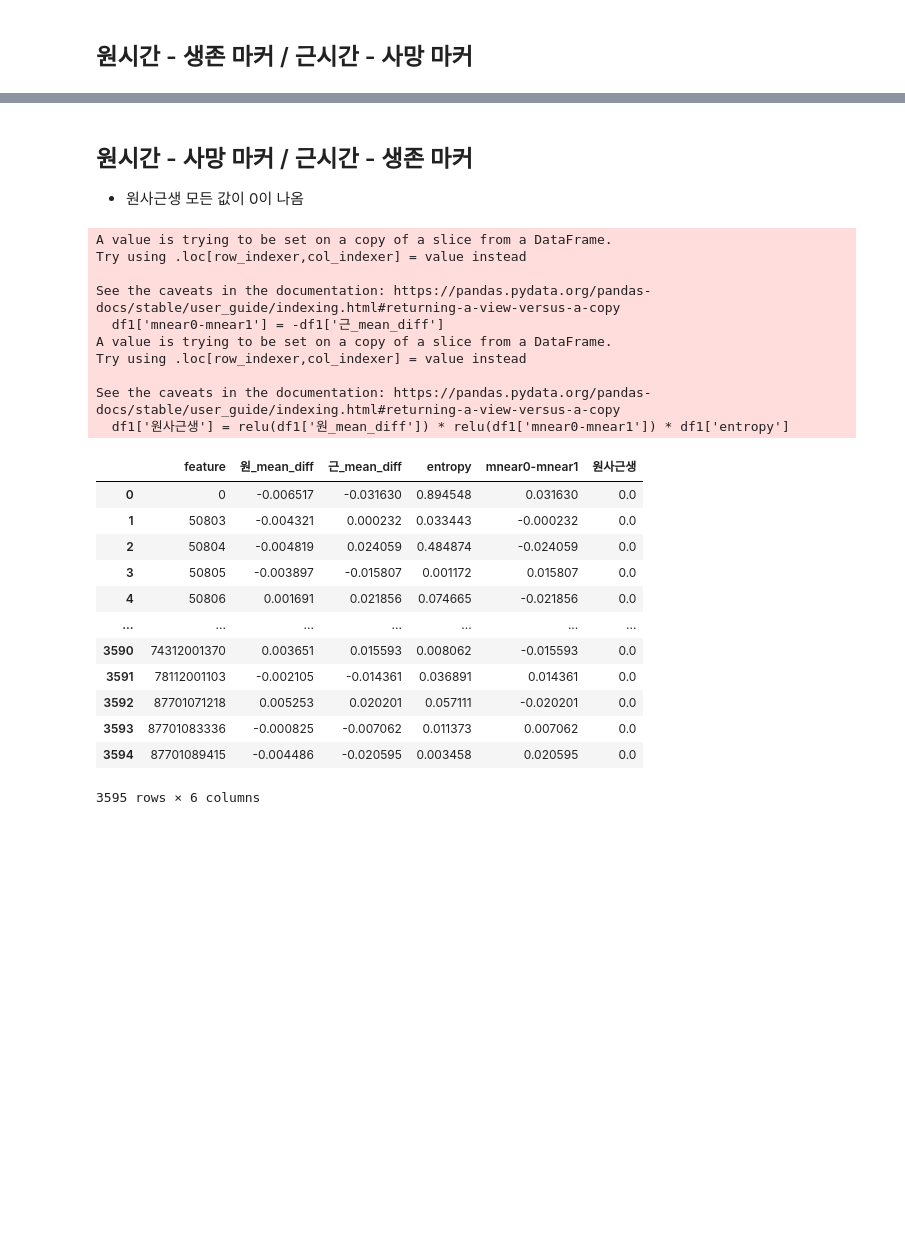
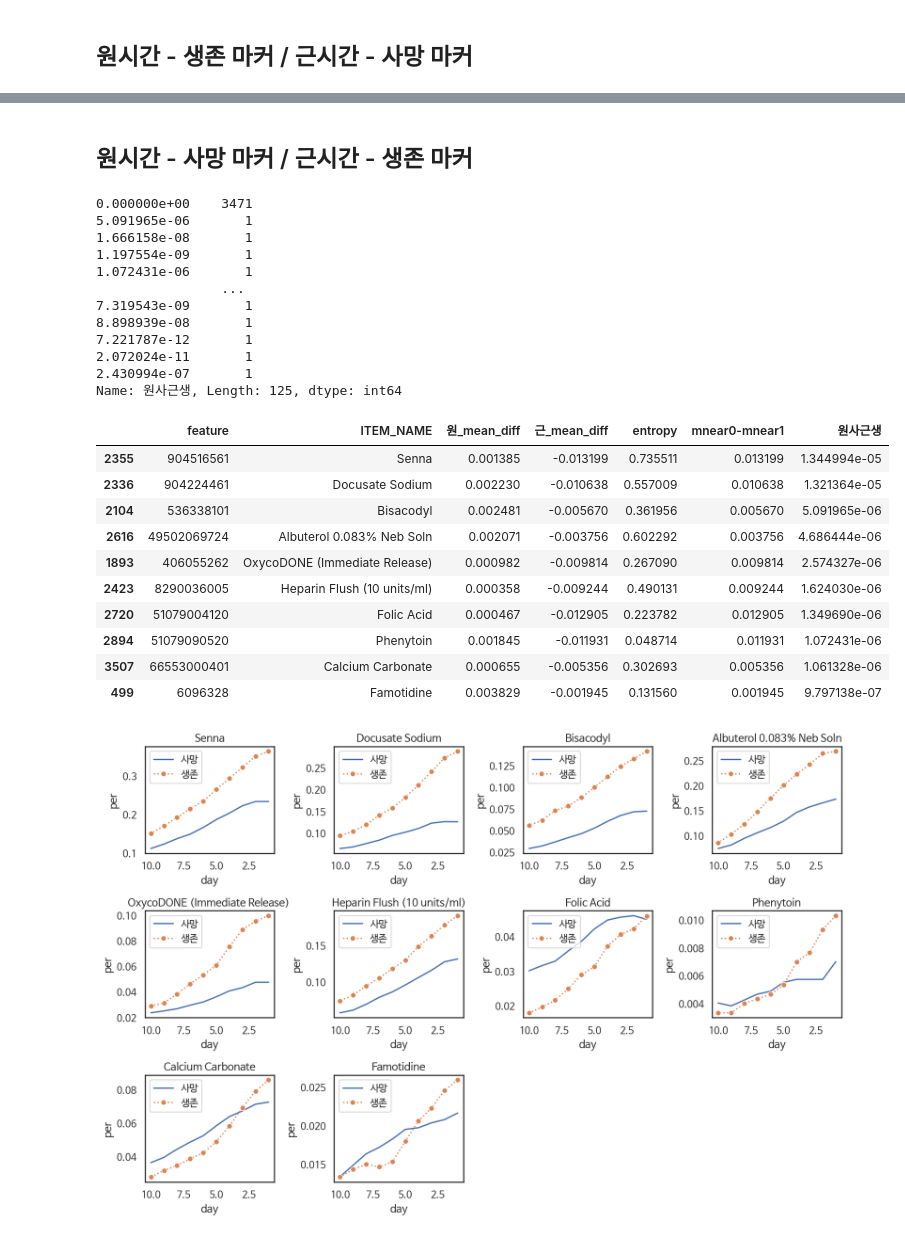
Before and after one commit to limeorange/MIMIC_Research, a Jupyter notebook: 해외_Journal of Biomedical Informatics/04 Method2 - 특수패턴 그래프.ipynb, the cells around one changed output, grey strips where cells are left out. Saved outputs shown, nothing was run; the diff lists cells and outputs as text; code cells hidden in the pictures; blank space fills up the shorter version.

```diff
--- a/해외_Journal of Biomedical Informatics/04 Method2 - 역전성 사망, 생존 마커 TOP10 & 그래프.ipynb
+++ b/해외_Journal of Biomedical Informatics/04 Method2 - 특수패턴 그래프.ipynb
@@ -379,6 +393,9 @@ absum(df1[:10]['feature'])
 # relu 함수 정의
 def relu(x):
     return np.maximum(0, x)
+
+feature_df = pd.read_csv('feature_df.csv')
+feature_name = dict(zip(feature_df['feature'], feature_df['feature_name']))
 
 # 이용할 df
 # '원_mean_diff':원_mean_0to1-원_mean_1to0
@@ -392,4 +409,5 @@ m2_3595_score['FI_원거리'] = m2_3595_score['원_mean_diff'] * m2_3595_score['
 m2_3595_score['FI_근거리'] = m2_3595_score['근_mean_diff'] * m2_3595_score['entropy']
 m2_3595_score['Sign'] = m2_3595_score['FI_근거리'].apply(lambda x:1 if x>=0 else -1)
 m2_3595_score['FI_역전성'] = m2_3595_score['FI_원거리'] * m2_3595_score['FI_근거리']
-m2_3595_score
+m2_3595_score['ITEM_NAME'] = m2_3595_score['feature'].map(feature_name)
+m2_3595_score = m2_3595_score[['feature','ITEM_NAME', '원_mean_diff', '근_mean_diff', 'entropy']]
@@ -456,32 +436,37 @@ absum(df1[:10]['feature'])
 # %% [markdown]
 ## 원시간 - 사망 마커 / 근시간 - 생존 마커
-- 원사근생 모든 값이 0이 나옴
 # %%
-df1 = m2_3595_score[['feature', '원_mean_diff', '근_mean_diff', 'entropy']]
+df1 = m2_3595_score.copy()
 df1['mnear0-mnear1'] = -df1['근_mean_diff']
 df1['원사근생'] = relu(df1['원_mean_diff']) * relu(df1['mnear0-mnear1']) * df1['entropy']
-df1
+df1['원사근생'].value_counts()
+df1 = df1.sort_values(by = '원사근생', ascending = False)
+df1[:10]
+absum(df1[:10]['feature'])
+
+## calcium carbonate, Famotidine, Phenytoin
 # %% [output]
-A value is trying to be set on a copy of a slice from a DataFrame.
-Try using .loc[row_indexer,col_indexer] = value instead
-
-See the caveats in the documentation: https://pandas.pydata.org/pandas-docs/stable/user_guide/indexing.html#returning-a-view-versus-a-copy
-  df1['mnear0-mnear1'] = -df1['근_mean_diff']
-A value is trying to be set on a copy of a slice from a DataFrame.
-Try using .loc[row_indexer,col_indexer] = value instead
-
-See the caveats in the documentation: https://pandas.pydata.org/pandas-docs/stable/user_guide/indexing.html#returning-a-view-versus-a-copy
-  df1['원사근생'] = relu(df1['원_mean_diff']) * relu(df1['mnear0-mnear1']) * df1['entropy']
+0.000000e+00    3471
+5.091965e-06       1
+1.666158e-08       1
+1.197554e-09       1
+1.072431e-06       1
+                ...
+7.319543e-09       1
+8.898939e-08       1
+7.221787e-12       1
+2.072024e-11       1
+2.430994e-07       1
+Name: 원사근생, Length: 125, dtype: int64
-|  | feature | 원_mean_diff | 근_mean_diff | entropy | mnear0-mnear1 | 원사근생 |
-| 0 | 0 | -0.006517 | -0.031630 | 0.894548 | 0.031630 | 0.0 |
-| 1 | 50803 | -0.004321 | 0.000232 | 0.033443 | -0.000232 | 0.0 |
-| 2 | 50804 | -0.004819 | 0.024059 | 0.484874 | -0.024059 | 0.0 |
-| 3 | 50805 | -0.003897 | -0.015807 | 0.001172 | 0.015807 | 0.0 |
-| 4 | 50806 | 0.001691 | 0.021856 | 0.074665 | -0.021856 | 0.0 |
-| ... | ... | ... | ... | ... | ... | ... |
-| 3590 | 74312001370 | 0.003651 | 0.015593 | 0.008062 | -0.015593 | 0.0 |
-| 3591 | 78112001103 | -0.002105 | -0.014361 | 0.036891 | 0.014361 | 0.0 |
-| 3592 | 87701071218 | 0.005253 | 0.020201 | 0.057111 | -0.020201 | 0.0 |
-| 3593 | 87701083336 | -0.000825 | -0.007062 | 0.011373 | 0.007062 | 0.0 |
-| 3594 | 87701089415 | -0.004486 | -0.020595 | 0.003458 | 0.020595 | 0.0 |
+|  | feature | ITEM_NAME | 원_mean_diff | 근_mean_diff | entropy | mnear0-mnear1 | 원사근생 |
+| 2355 | 904516561 | Senna | 0.001385 | -0.013199 | 0.735511 | 0.013199 | 1.344994e-05 |
+| 2336 | 904224461 | Docusate Sodium | 0.002230 | -0.010638 | 0.557009 | 0.010638 | 1.321364e-05 |
+| 2104 | 536338101 | Bisacodyl | 0.002481 | -0.005670 | 0.361956 | 0.005670 | 5.091965e-06 |
+| 2616 | 49502069724 | Albuterol 0.083% Neb Soln | 0.002071 | -0.003756 | 0.602292 | 0.003756 | 4.686444e-06 |
+| 1893 | 406055262 | OxycoDONE (Immediate Release) | 0.000982 | -0.009814 | 0.267090 | 0.009814 | 2.574327e-06 |
+| 2423 | 8290036005 | Heparin Flush (10 units/ml) | 0.000358 | -0.009244 | 0.490131 | 0.009244 | 1.624030e-06 |
+| 2720 | 51079004120 | Folic Acid | 0.000467 | -0.012905 | 0.223782 | 0.012905 | 1.349690e-06 |
+| 2894 | 51079090520 | Phenytoin | 0.001845 | -0.011931 | 0.048714 | 0.011931 | 1.072431e-06 |
+| 3507 | 66553000401 | Calcium Carbonate | 0.000655 | -0.005356 | 0.302693 | 0.005356 | 1.061328e-06 |
+| 499 | 6096328 | Famotidine | 0.003829 | -0.001945 | 0.131560 | 0.001945 | 9.797138e-07 |
-3595 rows × 6 columns
+[figure, added]
```
Also changed, not shown: parts of 12 cells of this notebook, 4 other files.
